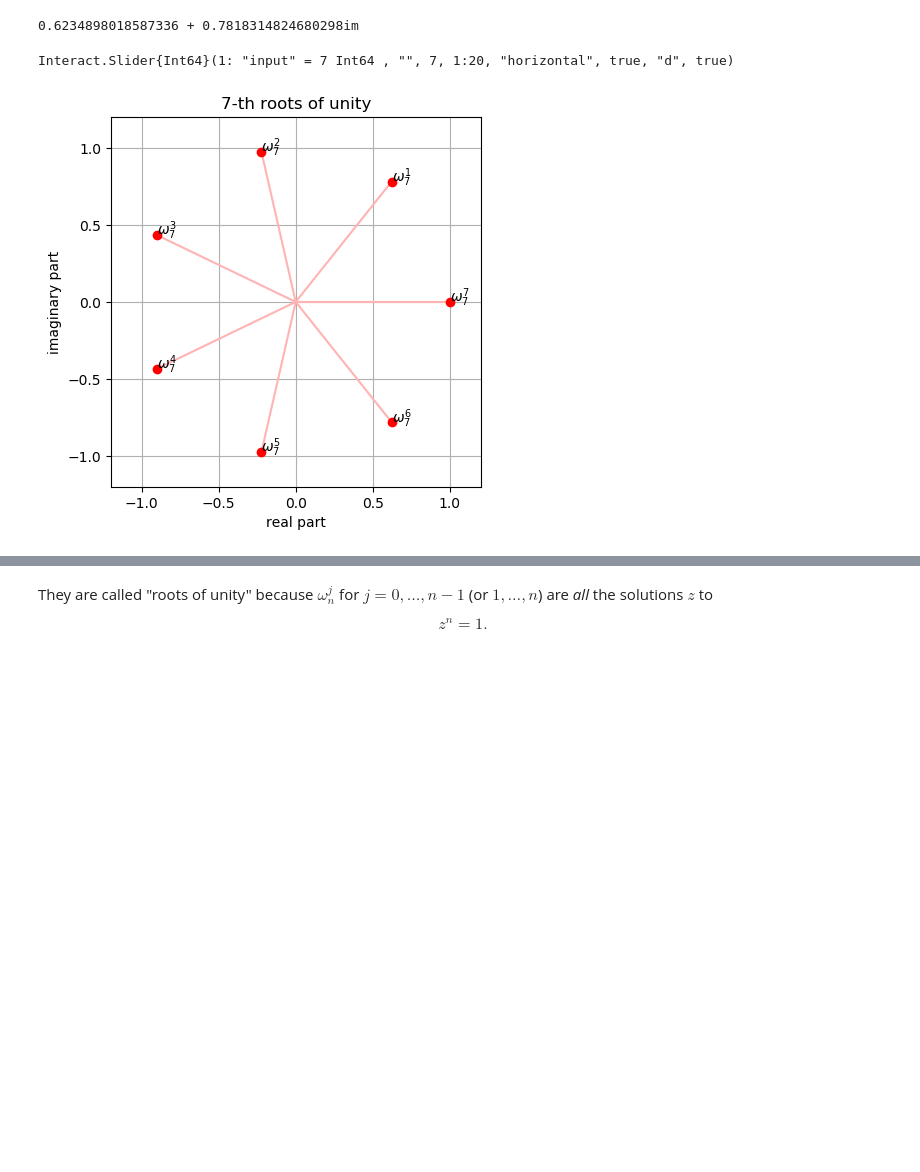
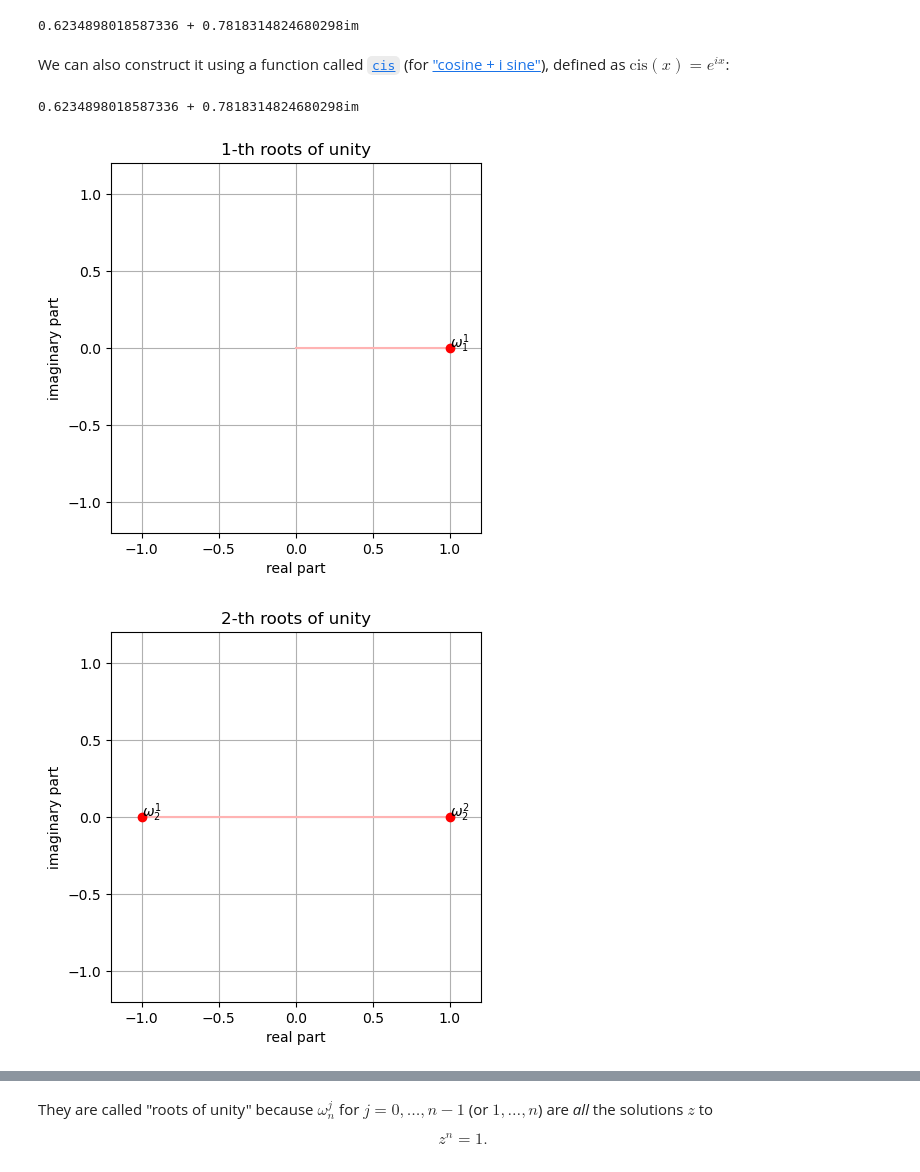
Before and after one commit to mitmath/1806, a Jupyter notebook: notes/Circulant-Matrices.ipynb, the cells around one changed output, grey strips where cells are left out. Cells and saved outputs as stored; diff of their text form; code cells hidden in the pictures; blank space fills up the shorter version.

```diff
--- a/notes/Circulant-Matrices.ipynb
+++ b/notes/Circulant-Matrices.ipynb
@@ -155,26 +161,35 @@ For example, let's plot the powers of $\omega_7$:
 ω₇ = exp(2π*im / 7)
 # %% [output]
 0.6234898018587336 + 0.7818314824680298im
+# %% [markdown]
+We can also construct it using a function called [`cis`](https://en.wikipedia.org/wiki/Cis_(mathematics)) (for ["cosine + i sine"](https://en.wikipedia.org/wiki/Euler%27s_formula)), defined as $\mathrm{cis}(x) = e^{ix}$:
+# %%
+ω₇ = cis(2π / 7)
+# %% [output]
+0.6234898018587336 + 0.7818314824680298im
 # %%
 fig = figure()
-@manipulate for n in slider(1:20, value=7)
+#@manipulate for n in slider(1:20, value=7)
+for n in 1:6
     ω = exp(2π*im/n)
+    display(
     withfig(fig) do
         for j = 1:n
             z = ω ^ j
             plot([0,real(z)], [0,imag(z)], ls="solid", color=(1,.7,.7))
             plot(real(z), imag(z), "ro")
             text(real(z), imag(z), "\$\\omega_{$n}^{$j}\$")
         end
         axis("square")
         grid()
         xlabel("real part")
         ylabel("imaginary part")
         title("$n-th roots of unity")
         xlim(-1.2,1.2)
         ylim(-1.2,1.2)
     end
+    )
 end
 # %% [output]
-Interact.Slider{Int64}(1: "input" = 7 Int64 , "", 7, 1:20, "horizontal", true, "d", true)
-[figure, old version]
+[figure, new version]
+[figure, added]
```
Also changed, not shown: parts of 17 cells of this notebook, 1 other file.
